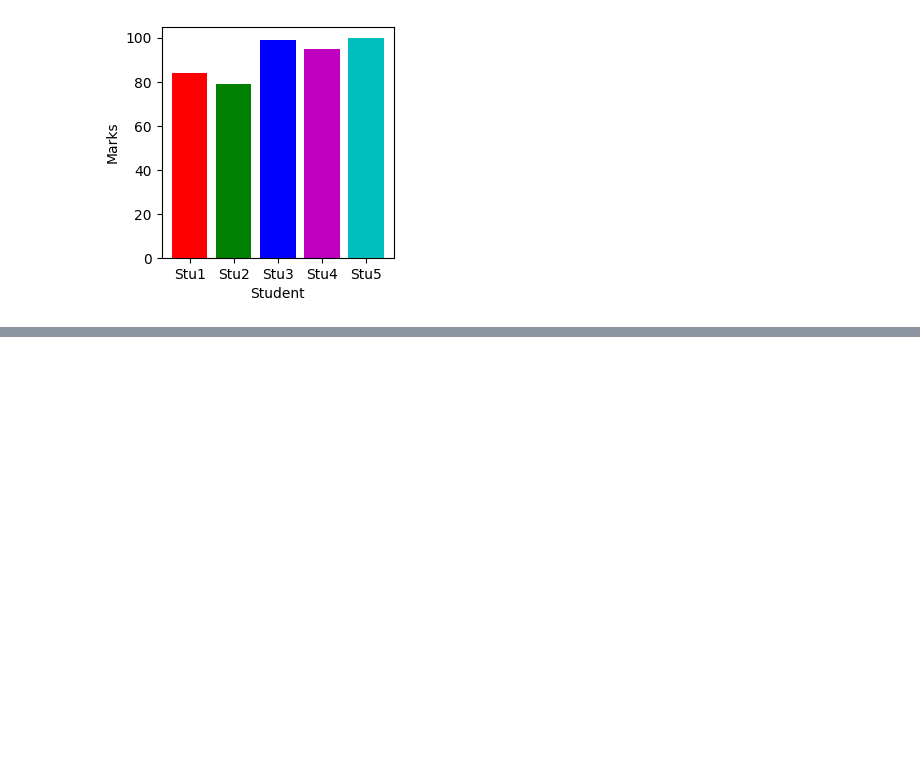
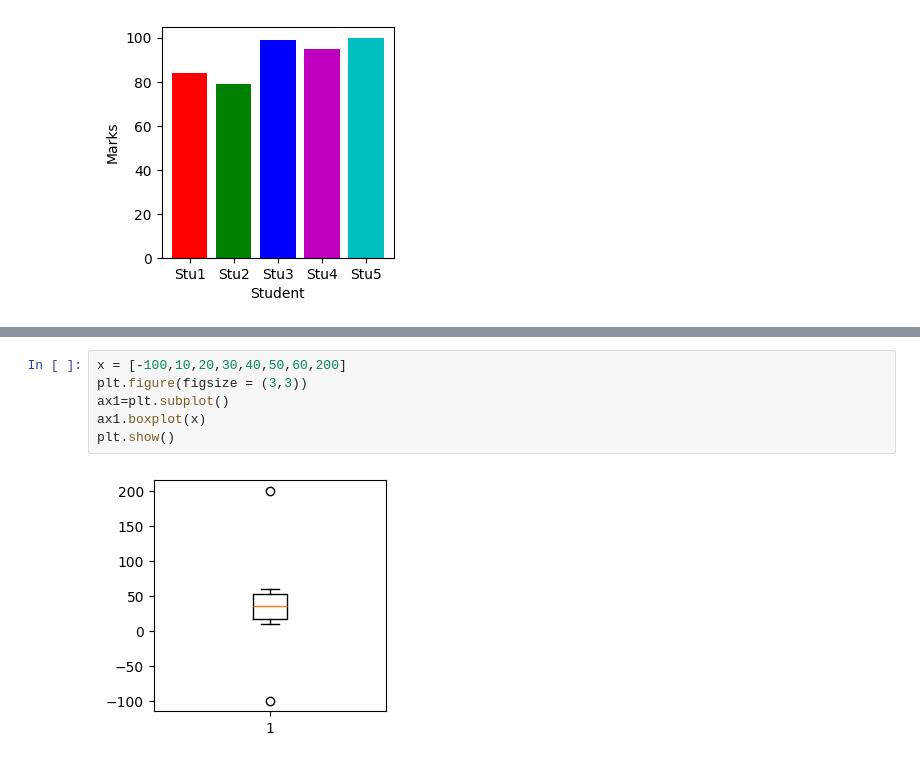
Before and after one commit to ntnmathur/intellipaat, a Jupyter notebook: python/matplotlib.ipynb, the cells around one changed output, grey strips where cells are left out. Saved outputs shown, nothing was run; the diff lists cells and outputs as text; blank space fills up the shorter version.

```diff
--- a/python/matplotlib.ipynb
+++ b/python/matplotlib.ipynb
@@ -113,0 +122,8 @@ plt.show()
+# %%
+x = [-100,10,20,30,40,50,60,200]
+plt.figure(figsize = (3,3))
+ax1=plt.subplot()
+ax1.boxplot(x)
+plt.show()
+# %% [output]
+[figure, added]
```
Also changed, not shown: parts of 21 cells of this notebook.
